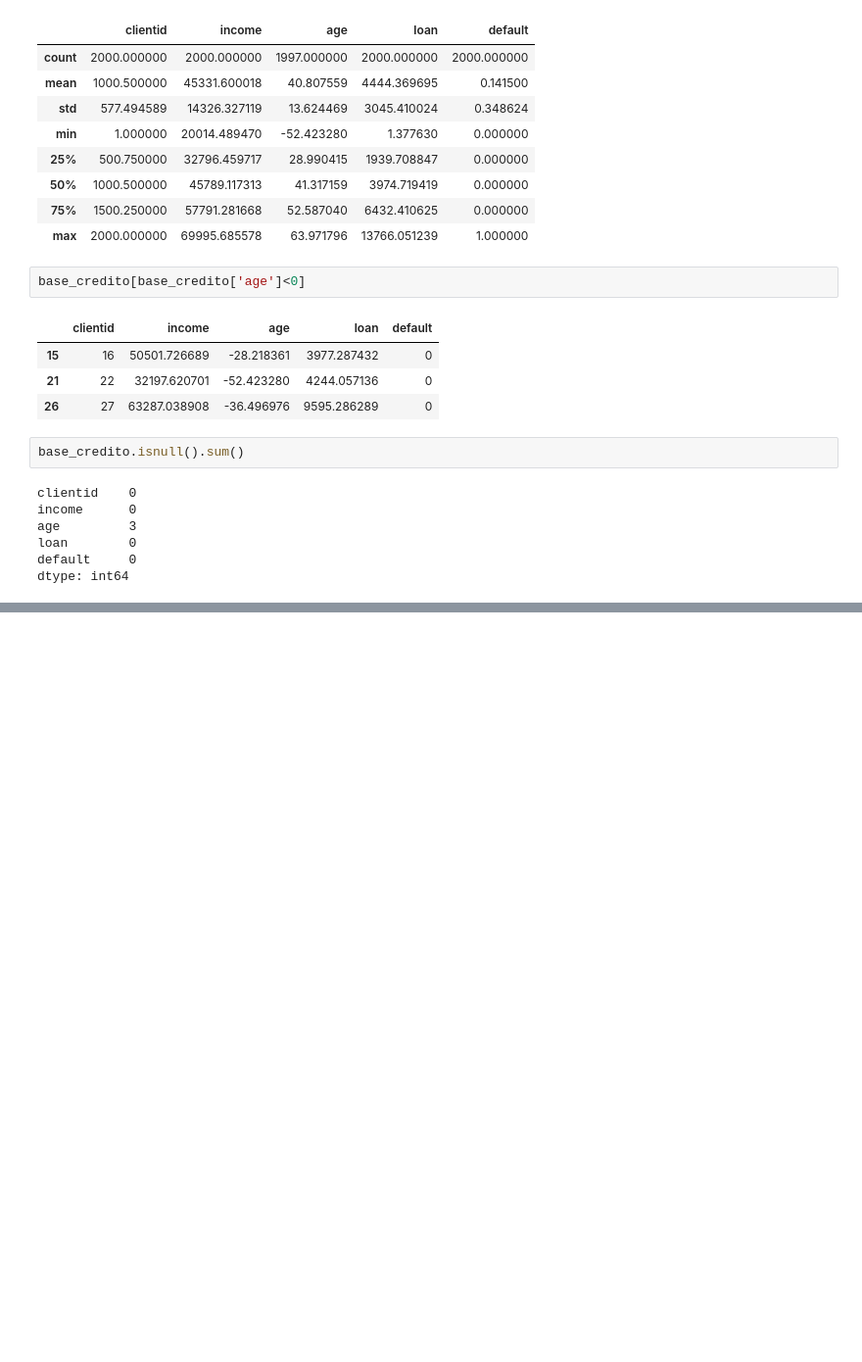
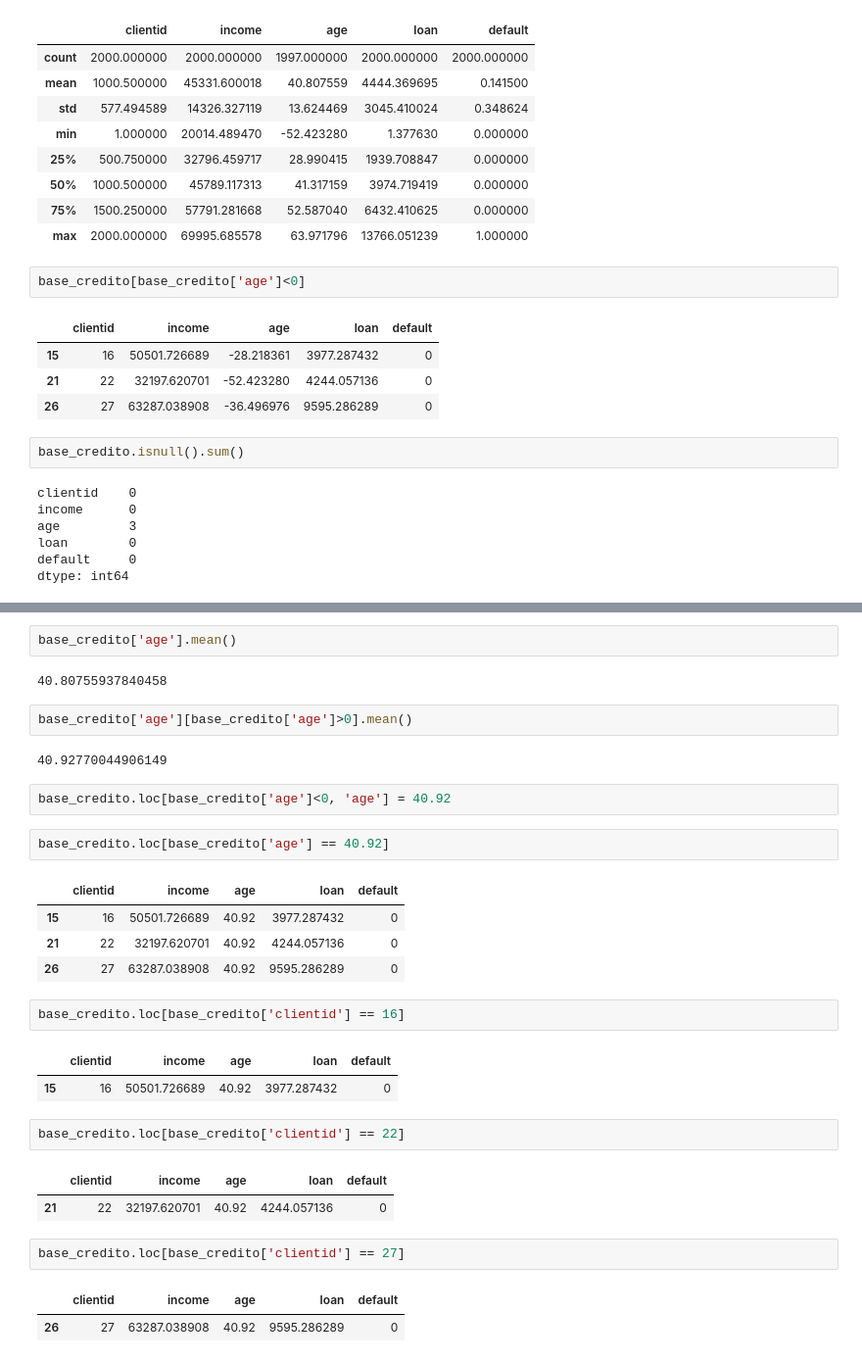
Before and after one commit to LaraAlexLopes/Analise-Credito, a Jupyter notebook: analiseCredito.ipynb, the cells around one changed output, grey strips where cells are left out. Shown: that part at 98% size. Cells and saved outputs as stored; diff of their text form; blank space fills up the shorter version.

```diff
--- a/analiseCredito.ipynb
+++ b/analiseCredito.ipynb
@@ -86,0 +98,32 @@ dtype: int64
+# %%
+base_credito['age'].mean()
+# %% [output]
+40.80755937840458
+# %%
+base_credito['age'][base_credito['age']>0].mean()
+# %% [output]
+40.92770044906149
+# %%
+base_credito.loc[base_credito['age']<0, 'age'] = 40.92
+# %%
+base_credito.loc[base_credito['age'] == 40.92]
+# %% [output]
+|  | clientid | income | age | loan | default |
+| 15 | 16 | 50501.726689 | 40.92 | 3977.287432 | 0 |
+| 21 | 22 | 32197.620701 | 40.92 | 4244.057136 | 0 |
+| 26 | 27 | 63287.038908 | 40.92 | 9595.286289 | 0 |
+# %%
+base_credito.loc[base_credito['clientid'] == 16]
+# %% [output]
+|  | clientid | income | age | loan | default |
+| 15 | 16 | 50501.726689 | 40.92 | 3977.287432 | 0 |
+# %%
+base_credito.loc[base_credito['clientid'] == 22]
+# %% [output]
+|  | clientid | income | age | loan | default |
+| 21 | 22 | 32197.620701 | 40.92 | 4244.057136 | 0 |
+# %%
+base_credito.loc[base_credito['clientid'] == 27]
+# %% [output]
+|  | clientid | income | age | loan | default |
+| 26 | 27 | 63287.038908 | 40.92 | 9595.286289 | 0 |
```
Also changed, not shown: parts of 5 cells of this notebook.
